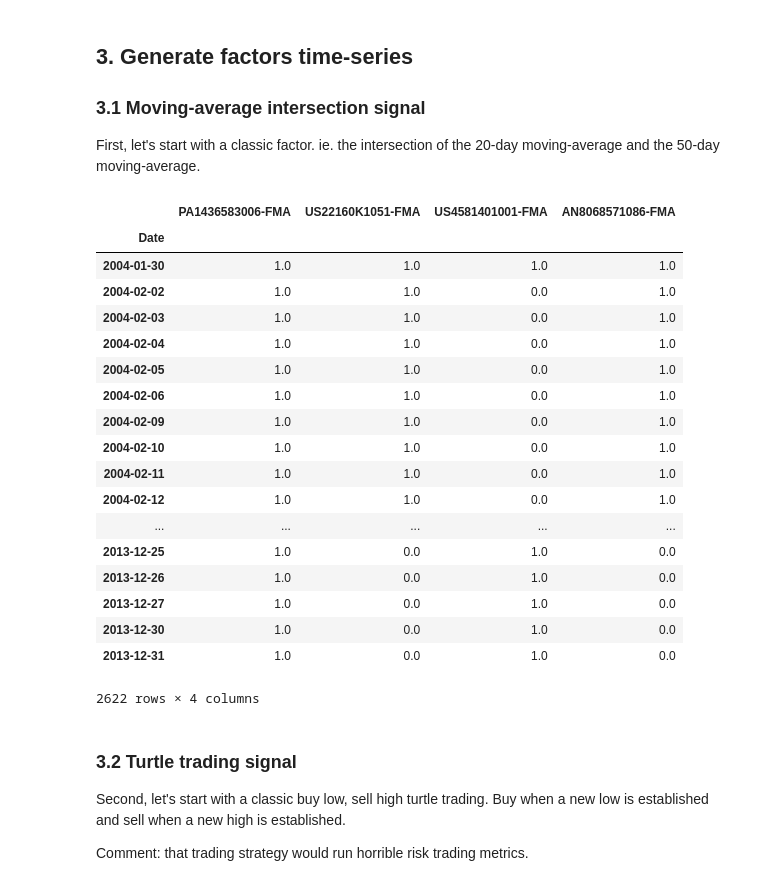
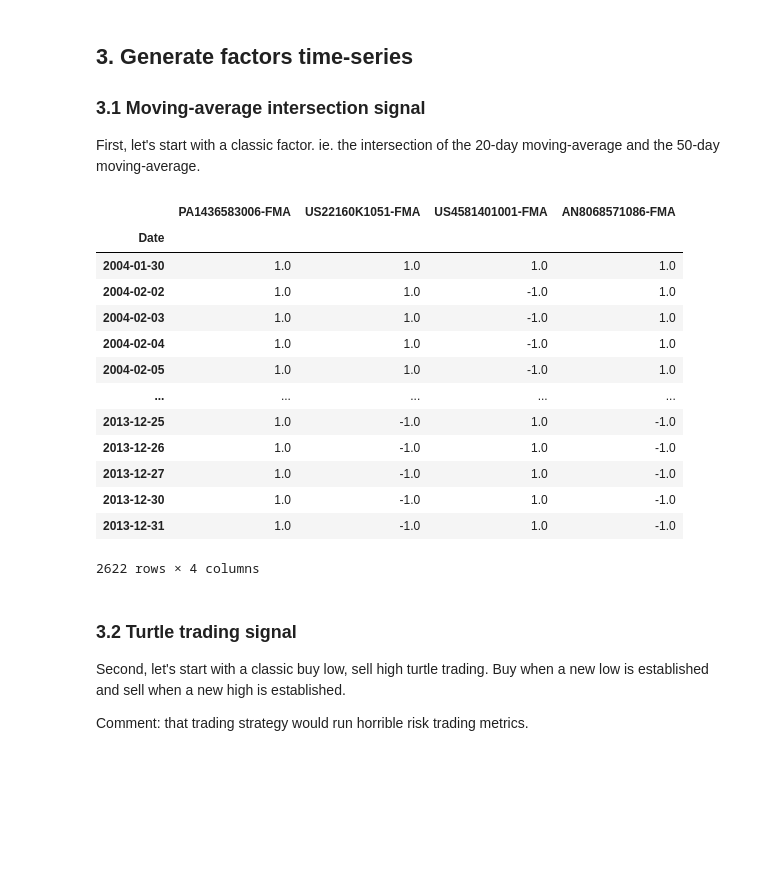
Before and after one commit to PierreNowi/cs230-project, a Jupyter notebook: data-factor.ipynb, the cells around one changed output. Saved outputs shown, nothing was run; the diff lists cells and outputs as text; code cells hidden in the pictures; blank space fills up the shorter version.

```diff
--- a/data-factor.ipynb
+++ b/data-factor.ipynb
@@ -61,46 +64,41 @@ First, let's start with a classic factor. ie. the intersection of the 20-day mov
 # %%
 # Compute the moving average using one source i.e. closing price
 SHORT_MA = 20
 LONG_MA = 50
 def moving_average(df, length, isin_name):
     return df.rolling(window=length, min_periods=5, center=False).mean().rename("-".join([isin_name,"MA"]))
 
 def intersection_moving_average(df, length_short, length_long, isin_name):
     df_short = moving_average(df, length_short, isin_name)
     df_long = moving_average(df, length_long, isin_name)
     return pd.Series(np.where(
         df_short[length_short:] > df_long[length_short:],
-        1.0, 0.0), index=df_short[length_short:].index).rename("-".join([isin_name,"FMA"]))
+        1.0, -1.0), index=df_short[length_short:].index).rename("-".join([isin_name,"FMA"]))
 
 df_short_ma = pd.concat([
     moving_average(df_data["-".join([isin,"P"])],SHORT_MA,isin) for isin in df_desc[
         df_desc['TYPE'] == 'Equity'].index],axis=1)
 df_fast_ma = pd.concat([
     moving_average(df_data["-".join([isin,"P"])],LONG_MA,isin) for isin in df_desc[
         df_desc['TYPE'] == 'Equity'].index],axis=1)
 df_signal_ma = pd.concat([
     intersection_moving_average(df_data["-".join([isin,"P"])],SHORT_MA, LONG_MA,isin) for isin in df_desc[
         df_desc['TYPE'] == 'Equity'].index],axis=1)
 df_signal_ma
 # %% [output]
 |  | PA1436583006-FMA | US22160K1051-FMA | US4581401001-FMA | AN8068571086-FMA |
 | Date |  |  |  |  |
 | 2004-01-30 | 1.0 | 1.0 | 1.0 | 1.0 |
-| 2004-02-02 | 1.0 | 1.0 | 0.0 | 1.0 |
-| 2004-02-03 | 1.0 | 1.0 | 0.0 | 1.0 |
-| 2004-02-04 | 1.0 | 1.0 | 0.0 | 1.0 |
-| 2004-02-05 | 1.0 | 1.0 | 0.0 | 1.0 |
-| 2004-02-06 | 1.0 | 1.0 | 0.0 | 1.0 |
-| 2004-02-09 | 1.0 | 1.0 | 0.0 | 1.0 |
-| 2004-02-10 | 1.0 | 1.0 | 0.0 | 1.0 |
-| 2004-02-11 | 1.0 | 1.0 | 0.0 | 1.0 |
-| 2004-02-12 | 1.0 | 1.0 | 0.0 | 1.0 |
+| 2004-02-02 | 1.0 | 1.0 | -1.0 | 1.0 |
+| 2004-02-03 | 1.0 | 1.0 | -1.0 | 1.0 |
+| 2004-02-04 | 1.0 | 1.0 | -1.0 | 1.0 |
+| 2004-02-05 | 1.0 | 1.0 | -1.0 | 1.0 |
 | ... | ... | ... | ... | ... |
-| 2013-12-25 | 1.0 | 0.0 | 1.0 | 0.0 |
-| 2013-12-26 | 1.0 | 0.0 | 1.0 | 0.0 |
-| 2013-12-27 | 1.0 | 0.0 | 1.0 | 0.0 |
-| 2013-12-30 | 1.0 | 0.0 | 1.0 | 0.0 |
-| 2013-12-31 | 1.0 | 0.0 | 1.0 | 0.0 |
+| 2013-12-25 | 1.0 | -1.0 | 1.0 | -1.0 |
+| 2013-12-26 | 1.0 | -1.0 | 1.0 | -1.0 |
+| 2013-12-27 | 1.0 | -1.0 | 1.0 | -1.0 |
+| 2013-12-30 | 1.0 | -1.0 | 1.0 | -1.0 |
+| 2013-12-31 | 1.0 | -1.0 | 1.0 | -1.0 |
 2622 rows × 4 columns
 # %% [markdown]
 ### 3.2 Turtle trading signal
```
Also changed, not shown: parts of 15 cells of this notebook, 5 other files.
